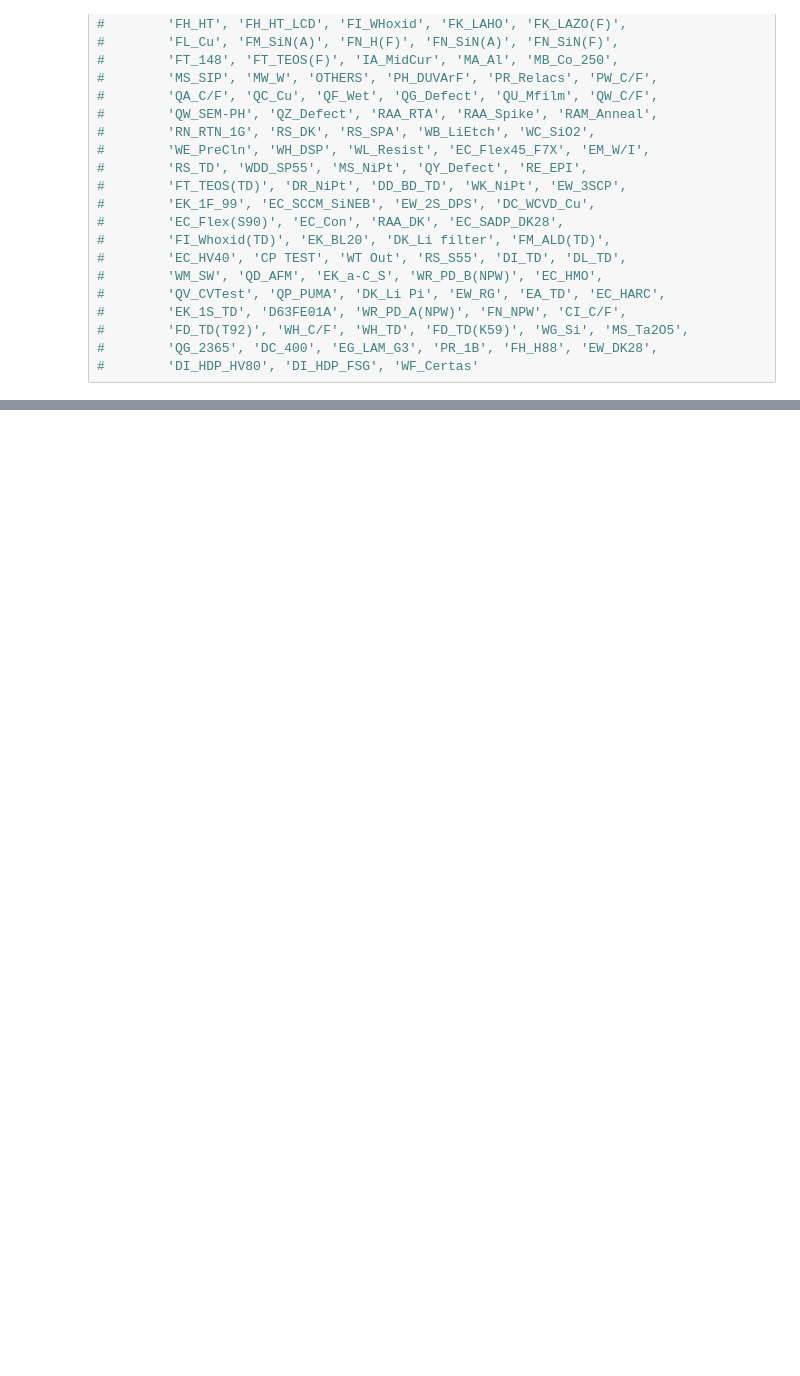
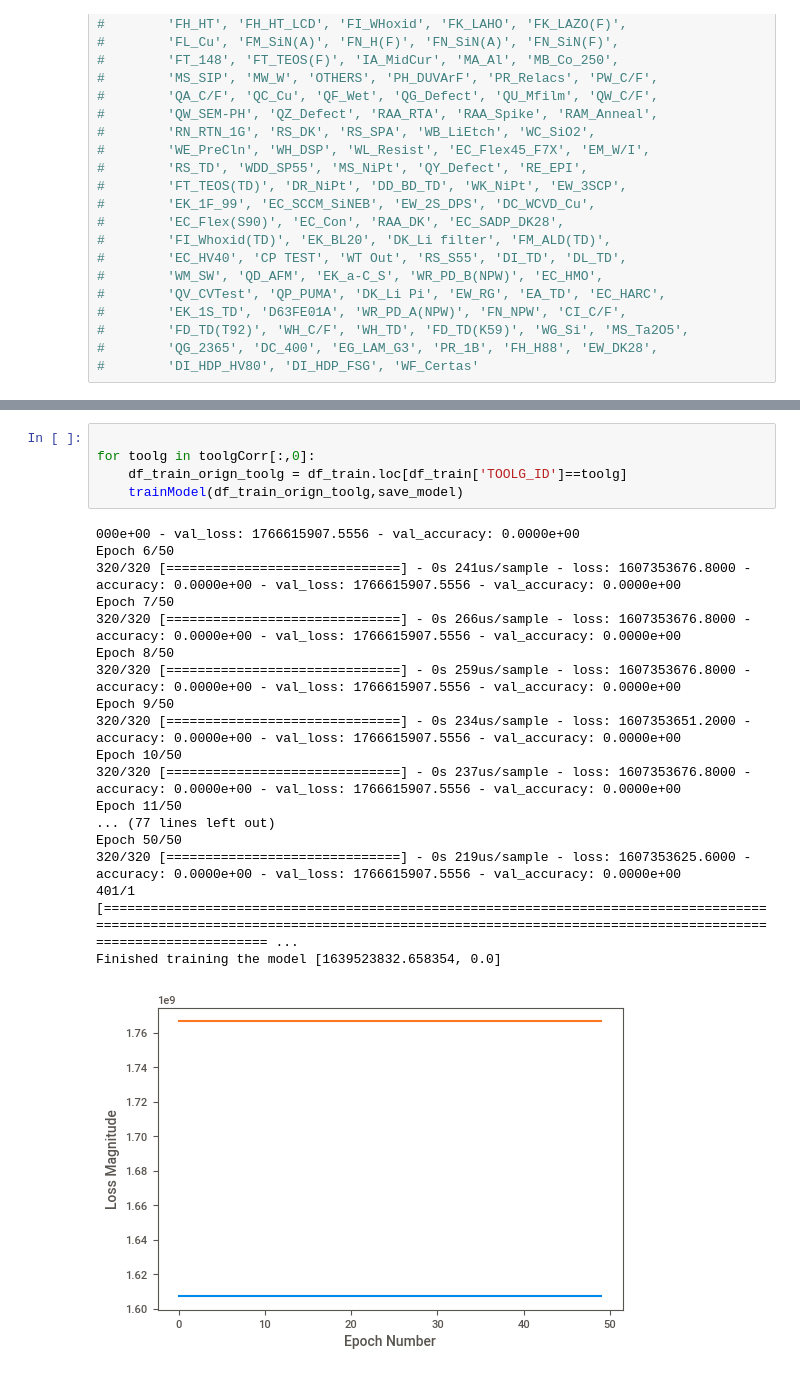
Before and after one commit to lokcyi/AI, a Jupyter notebook: homework/homework02.ipynb, the cells around one changed output, grey strips where cells are left out. Cells and saved outputs as stored; diff of their text form; blank space fills up the shorter version.

```diff
--- a/homework/homework02.ipynb
+++ b/homework/homework02.ipynb
@@ -615,0 +755,24 @@ toolgCorr =np.asarray(toolgCorr)
+# %%
+
+for toolg in toolgCorr[:,0]:
+    df_train_orign_toolg = df_train.loc[df_train['TOOLG_ID']==toolg]
+    trainModel(df_train_orign_toolg,save_model)
+# %% [output]
+000e+00 - val_loss: 1766615907.5556 - val_accuracy: 0.0000e+00
+Epoch 6/50
+320/320 [==============================] - 0s 241us/sample - loss: 1607353676.8000 - accuracy: 0.0000e+00 - val_loss: 1766615907.5556 - val_accuracy: 0.0000e+00
+Epoch 7/50
+320/320 [==============================] - 0s 266us/sample - loss: 1607353676.8000 - accuracy: 0.0000e+00 - val_loss: 1766615907.5556 - val_accuracy: 0.0000e+00
+Epoch 8/50
+320/320 [==============================] - 0s 259us/sample - loss: 1607353676.8000 - accuracy: 0.0000e+00 - val_loss: 1766615907.5556 - val_accuracy: 0.0000e+00
+Epoch 9/50
+320/320 [==============================] - 0s 234us/sample - loss: 1607353651.2000 - accuracy: 0.0000e+00 - val_loss: 1766615907.5556 - val_accuracy: 0.0000e+00
+Epoch 10/50
+320/320 [==============================] - 0s 237us/sample - loss: 1607353676.8000 - accuracy: 0.0000e+00 - val_loss: 1766615907.5556 - val_accuracy: 0.0000e+00
+Epoch 11/50
+... (77 lines left out)
+Epoch 50/50
+320/320 [==============================] - 0s 219us/sample - loss: 1607353625.6000 - accuracy: 0.0000e+00 - val_loss: 1766615907.5556 - val_accuracy: 0.0000e+00
+401/1 [================================================================================================================================================================================================= ...
+Finished training the model [1639523832.658354, 0.0]
+[figure, added]
```
Also changed, not shown: parts of 41 cells of this notebook, 2 other files.
